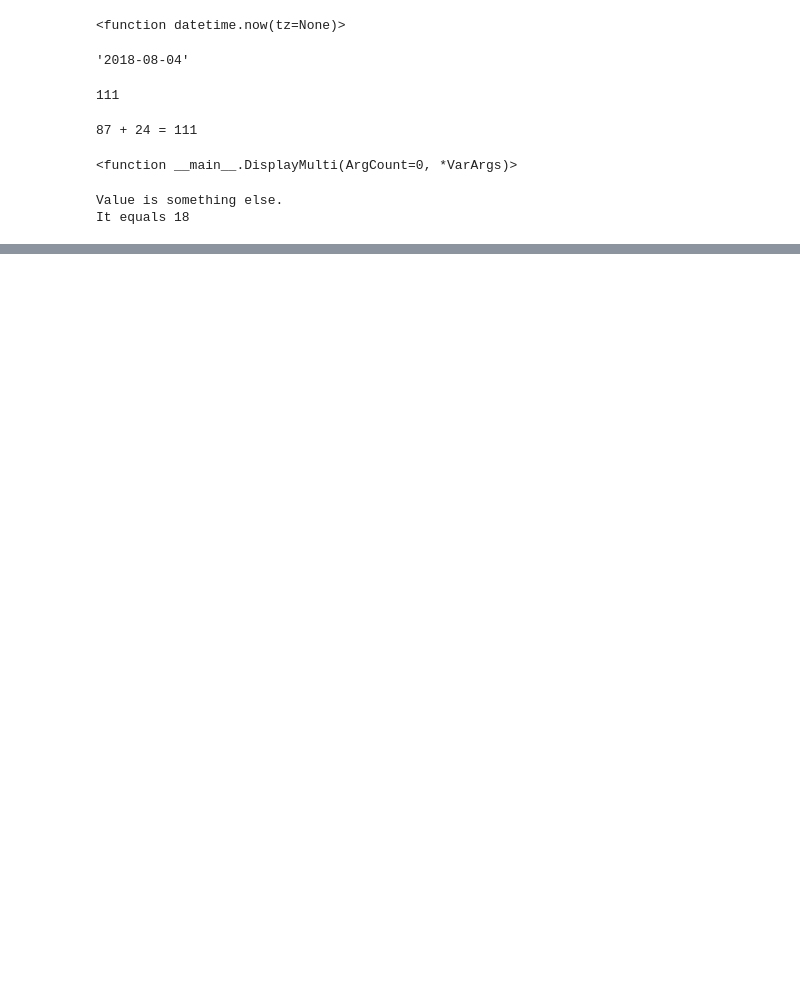
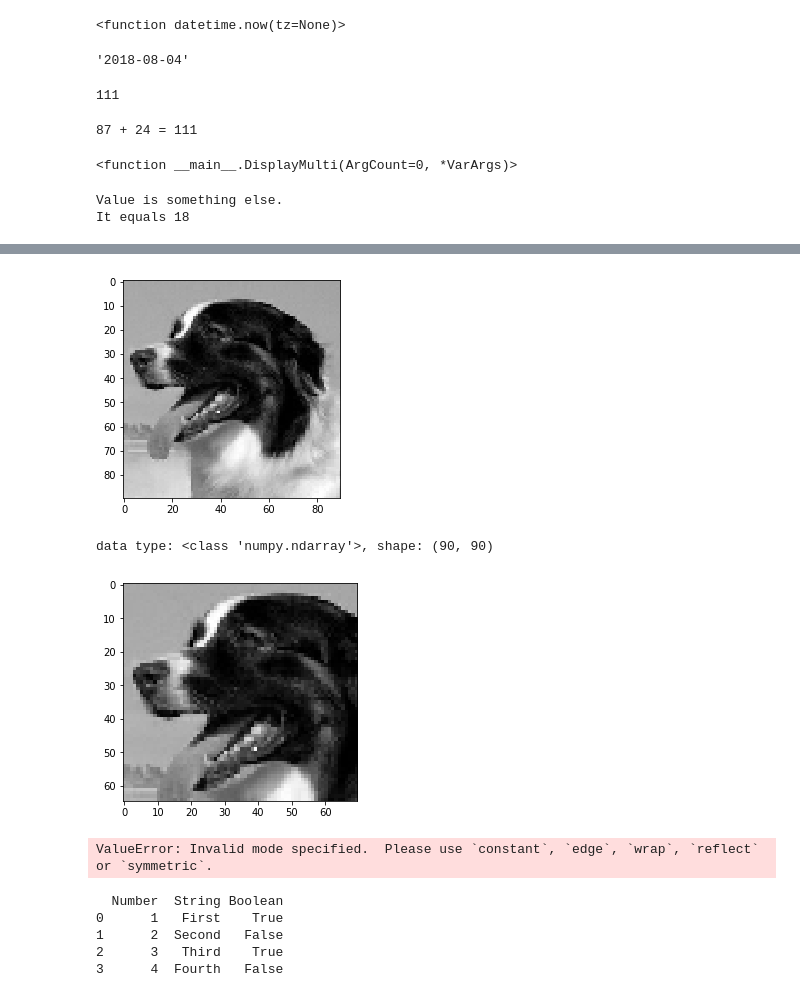
Before and after one commit to KjStanle/C5.1HW, a Jupyter notebook: HomeWork Course 5.1.ipynb, the cells around one changed output, grey strips where cells are left out. Drawn from its saved outputs; the diff is of its cells as text; code cells hidden in the pictures; blank space fills up the shorter version.

```diff
--- a/HomeWork Course 5.1.ipynb
+++ b/HomeWork Course 5.1.ipynb
@@ -67,0 +342,52 @@ It equals 18
+# %%
+from skimage.io import imread
+from skimage.transform import resize
+from matplotlib import pyplot as plt
+import matplotlib.cm as cm
+example_file = ("http://upload.wikimedia.org/" +
+ "wikipedia/commons/7/7d/Dog_face.png")
+image = imread(example_file, as_grey=True)
+plt.imshow(image, cmap=cm.gray)
+plt.show()
+print("data type: %s, shape: %s" %
+ (type(image), image.shape))
+image2 = image[5:70,0:70]
+plt.imshow(image2, cmap=cm.gray)
+plt.show()
+image3 = resize(image2, (30, 30),mode='nearest')
+# mode='nearest'
+plt.imshow(image3, cmap=cm.gray)
+print("data type: %s, shape: %s" %
+ (type(image3), image3.shape))
+image_row = image3.flatten()
+print("data type: %s, shape: %s" %
+ (type(image_row), image_row.shape))
+# %% [output]
+[figure, added]
+data type: <class 'numpy.ndarray'>, shape: (90, 90)
+[figure, added]
+ValueError: Invalid mode specified.  Please use `constant`, `edge`, `wrap`, `reflect` or `symmetric`.
+# %%
+# Managing Data from Relational Databases
+# XML
+from lxml import objectify
+import pandas as pd
+xml = objectify.parse(open('XMLData.xml'))
+root = xml.getroot()
+df = pd.DataFrame(columns=('Number', 'String', 'Boolean'))
+for i in range(0,4):
+ obj = root.getchildren()[i].getchildren()
+ row = dict(zip(['Number', 'String', 'Boolean'],
+            [obj[0].text, obj[1].text,
+     obj[2].text]))
+ row_s = pd.Series(row)
+ row_s.name = i
+ df = df.append(row_s)
+
+print(df)
+# %% [output]
+  Number  String Boolean
+0      1   First    True
+1      2  Second   False
+2      3   Third    True
+3      4  Fourth   False
```
Also changed, not shown: parts of 15 cells of this notebook.
